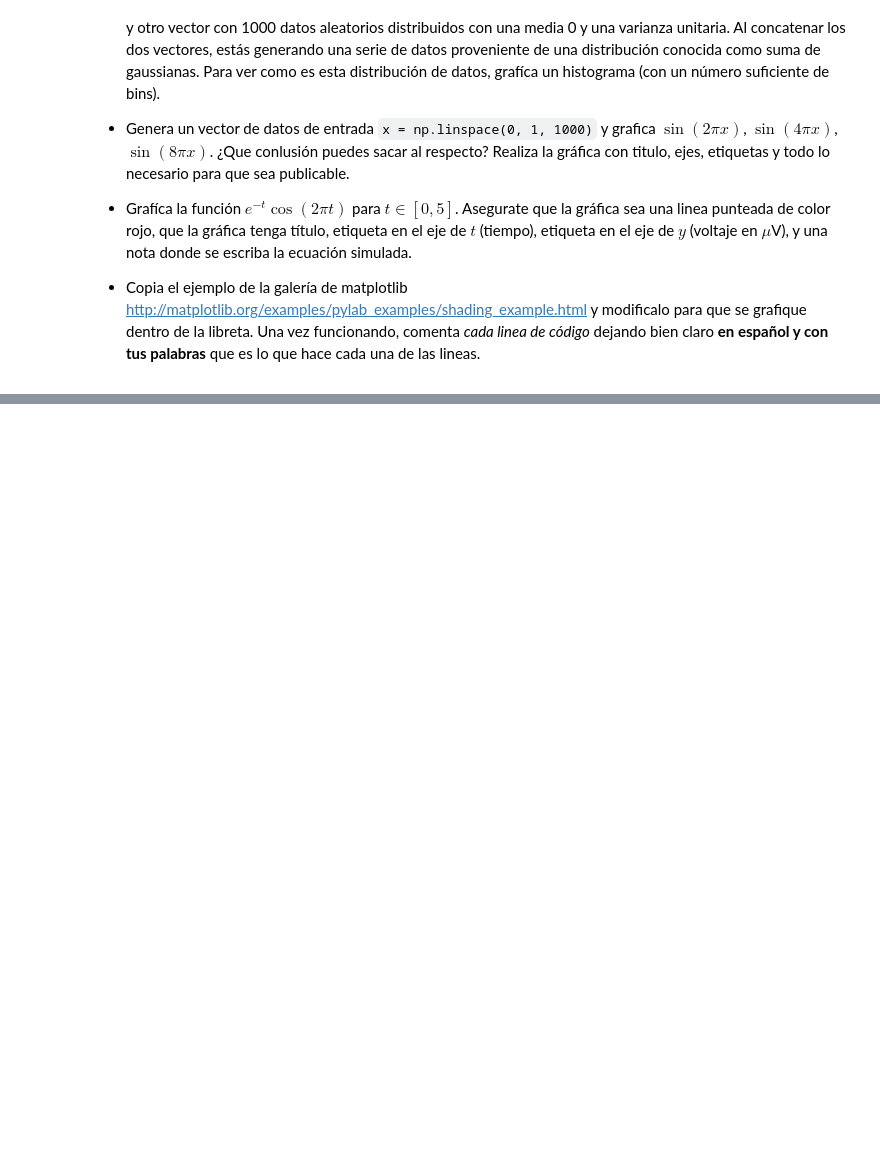
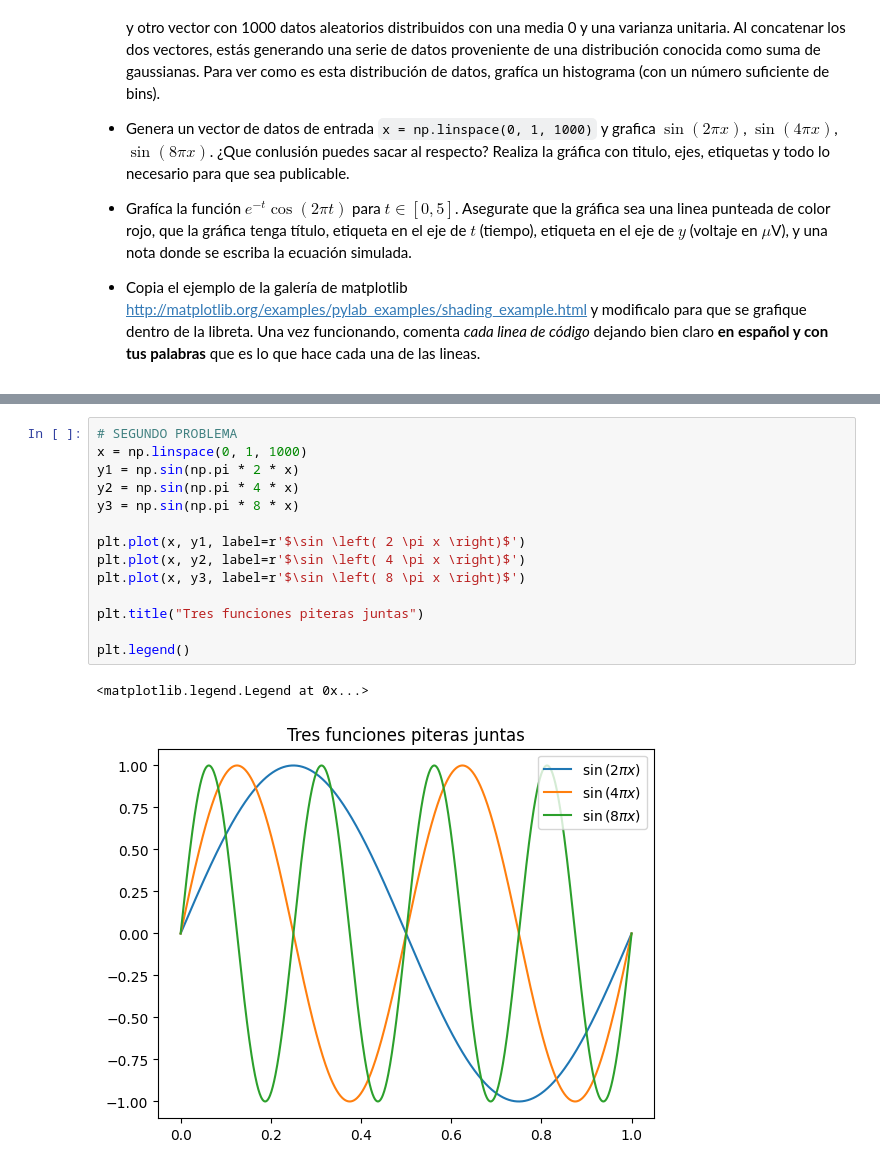
Before and after one commit to omarpach/3-Aprendizaje, a Jupyter notebook: Introducción a Numpy y Matplotlib.ipynb, the cells around one changed output, grey strips where cells are left out. Saved outputs shown, nothing was run; the diff lists cells and outputs as text; blank space fills up the shorter version.

Commit message:
Libreta Numpy y Matplotlib casi terminada

```diff
--- a/Introducción a Numpy y Matplotlib.ipynb
+++ b/Introducción a Numpy y Matplotlib.ipynb
@@ -366,0 +620,17 @@ Realiza lo siguiente en varias celdas abajo de esta:
+# %%
+# SEGUNDO PROBLEMA
+x = np.linspace(0, 1, 1000)
+y1 = np.sin(np.pi * 2 * x)
+y2 = np.sin(np.pi * 4 * x)
+y3 = np.sin(np.pi * 8 * x)
+
+plt.plot(x, y1, label=r'$\sin \left( 2 \pi x \right)$')
+plt.plot(x, y2, label=r'$\sin \left( 4 \pi x \right)$')
+plt.plot(x, y3, label=r'$\sin \left( 8 \pi x \right)$')
+
+plt.title("Tres funciones piteras juntas")
+
+plt.legend()
+# %% [output]
+<matplotlib.legend.Legend at 0x...>
+[figure, added]
```
Also changed, not shown: parts of 33 cells of this notebook.
